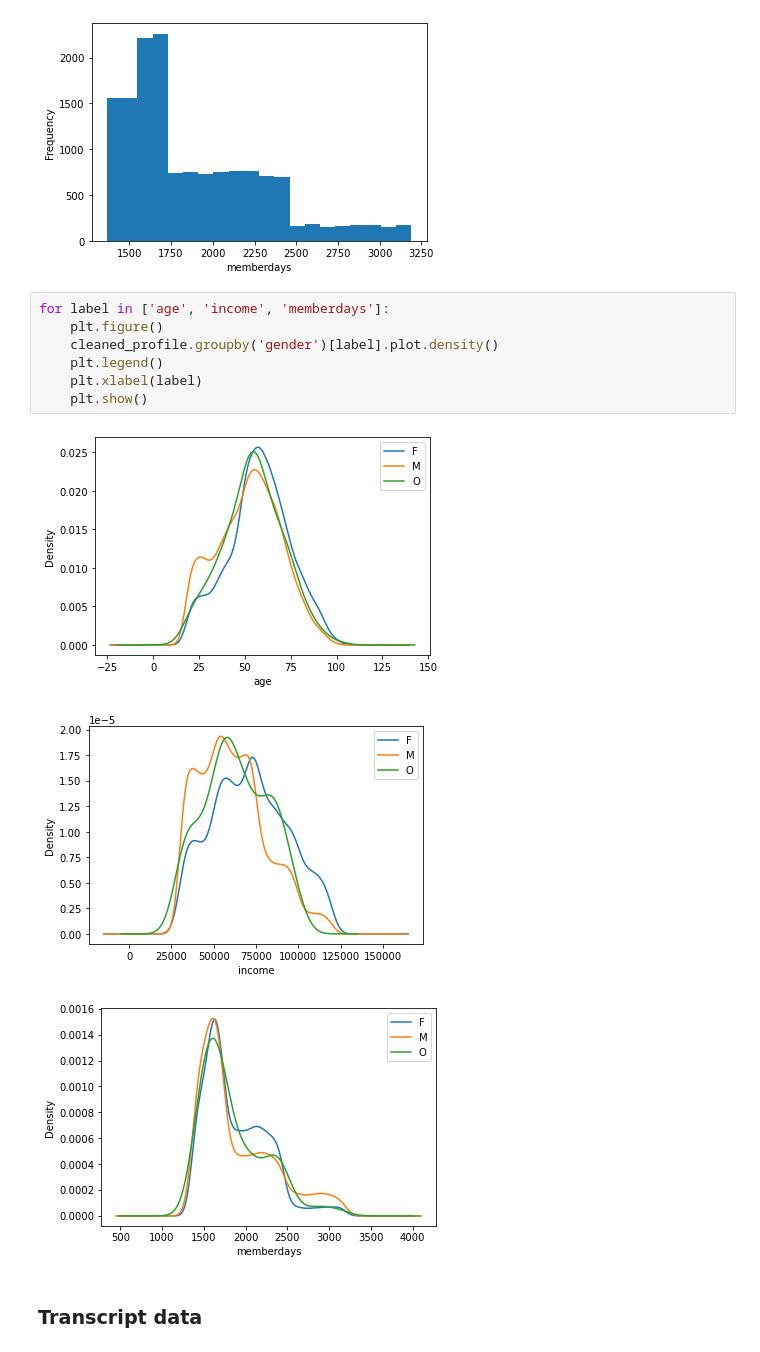
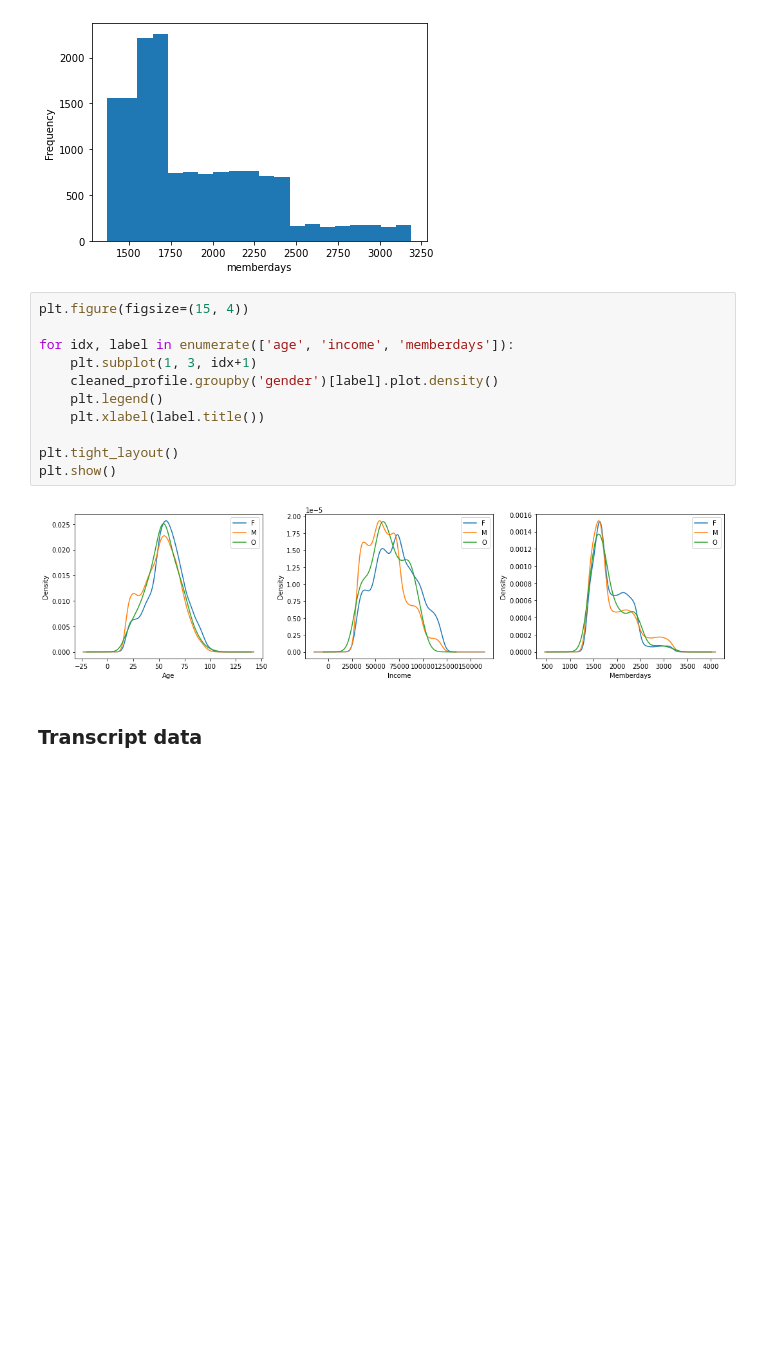
Before and after one commit to caojinbo/Starbucks_Capstone_Challenge, a Jupyter notebook: starbucks_capstone.ipynb, the cells around one changed output. Drawn from its saved outputs; the diff is of its cells as text; blank space fills up the shorter version.

```diff
--- a/starbucks_capstone.ipynb
+++ b/starbucks_capstone.ipynb
@@ -226,16 +233,18 @@ for label in ['age', 'income', 'memberdays']:
 [figure]
 [figure]
 # %%
-for label in ['age', 'income', 'memberdays']:
-    plt.figure()
+plt.figure(figsize=(15, 4))
+
+for idx, label in enumerate(['age', 'income', 'memberdays']):
+    plt.subplot(1, 3, idx+1)
     cleaned_profile.groupby('gender')[label].plot.density()
     plt.legend()
-    plt.xlabel(label)
-    plt.show()
+    plt.xlabel(label.title())
+
+plt.tight_layout()
+plt.show()
 # %% [output]
-[figure, old version]
+[figure, new version]
-[figure, removed]
-[figure, removed]
 # %% [markdown]
 ### Transcript data
 # %%
```
Also changed, not shown: parts of 16 cells of this notebook, 1 other file.
